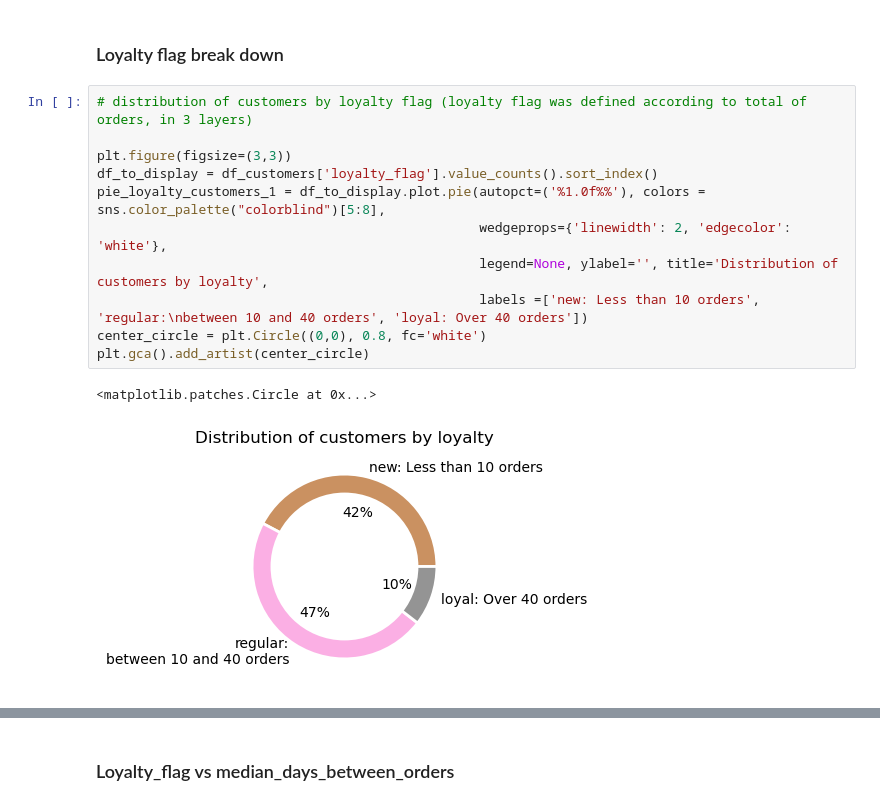
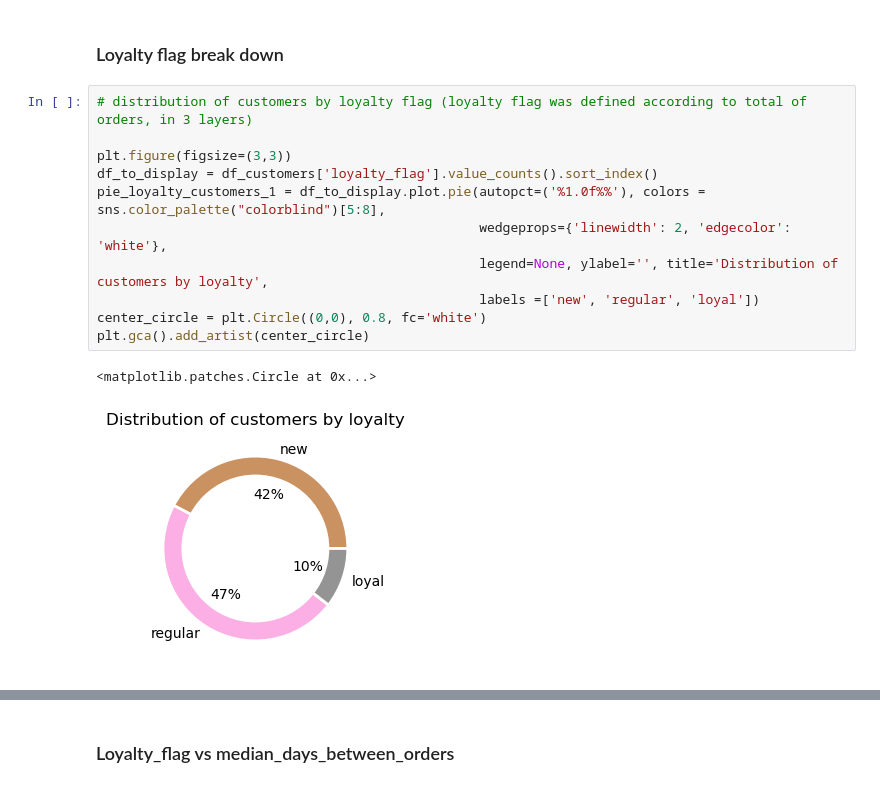
Before and after one commit to NevesFernandes/instacart, a Jupyter notebook: 3_Scripts/4_10_Coding_Etiquette_and_Excel_Reporting.ipynb, the cells around one changed output, grey strips where cells are left out. Cells and saved outputs as stored; diff of their text form.

```diff
--- a/3_Scripts/4_10_Coding_Etiquette_and_Excel_Reporting.ipynb
+++ b/3_Scripts/4_10_Coding_Etiquette_and_Excel_Reporting.ipynb
@@ -714,17 +714,17 @@ The marketing and sales teams are particularly interested in the different types
 # %%
 # distribution of customers by loyalty flag (loyalty flag was defined according to total of orders, in 3 layers)
 
 plt.figure(figsize=(3,3))
 df_to_display = df_customers['loyalty_flag'].value_counts().sort_index()
 pie_loyalty_customers_1 = df_to_display.plot.pie(autopct=('%1.0f%%'), colors = sns.color_palette("colorblind")[5:8],
                                                  wedgeprops={'linewidth': 2, 'edgecolor': 'white'},
                                                  legend=None, ylabel='', title='Distribution of customers by loyalty',
-                                                 labels =['new: Less than 10 orders', 'regular:\nbetween 10 and 40 orders', 'loyal: Over 40 orders'])
+                                                 labels =['new', 'regular', 'loyal'])
 center_circle = plt.Circle((0,0), 0.8, fc='white')
 plt.gca().add_artist(center_circle)
 # %% [output]
 <matplotlib.patches.Circle at 0x...>
-[figure, old version]
+[figure, new version]
 # %%
 # distribution of the amount of orders placed by these 3 layers of loyalty customers
 
```
Also changed, not shown: parts of 8 cells of this notebook, 1 other file.
